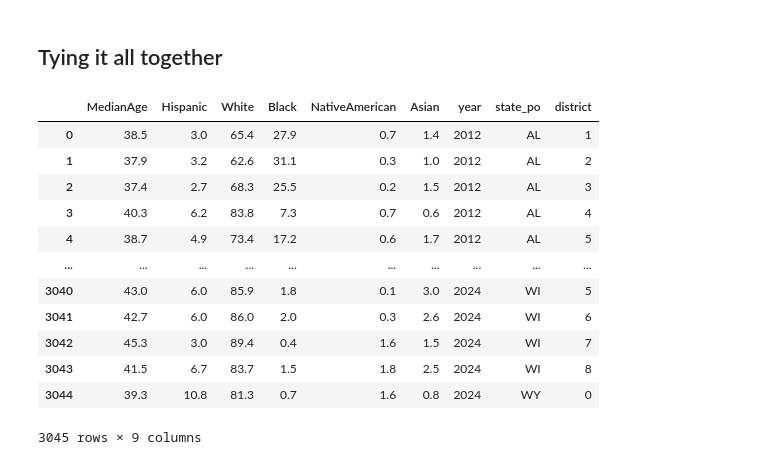
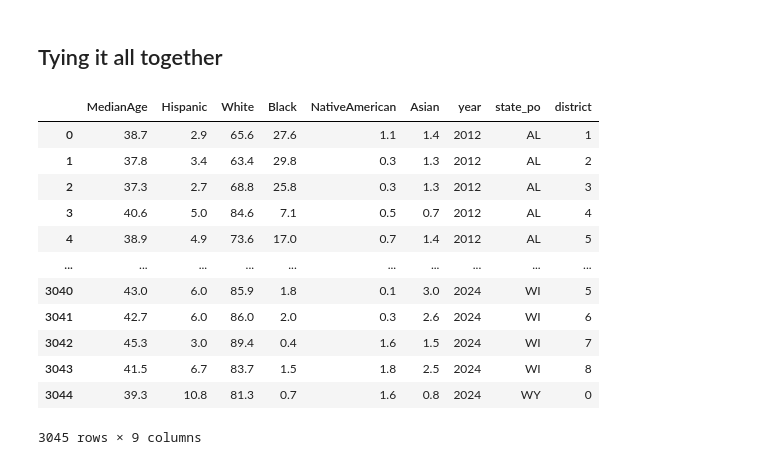
Before and after one commit to fcostell0/DS496Capstone, a Jupyter notebook: Processed Data/CensusRaceDataProcessing.ipynb, the cells around one changed output. Cells and saved outputs as stored; diff of their text form; code cells hidden in the pictures.

```diff
--- a/Processed Data/CensusRaceDataProcessing.ipynb
+++ b/Processed Data/CensusRaceDataProcessing.ipynb
@@ -148,7 +151,7 @@ See the caveats in the documentation: https://pandas.pydata.org/pandas-docs/stab
 ## 2015
 # %%
 ACS2015 = pd.read_csv('C:/Users/finco/Documents/GitHub/DS496Capstone/Raw Data/Race/ACSDP1Y2015.DP05-Data.csv')
-ACS2015 = dropColumns1315(ACS2015)
+ACS2015 = dropColumns12(ACS2015)
 ACS2015['year'] = 2015
 ACS2015 = textProcessing(ACS2015)
 ACS2015
@@ -258,6 +261,6 @@ See the caveats in the documentation: https://pandas.pydata.org/pandas-docs/stab
 The feature codes changed again. Time to re-write dropColumns again.
 # %%
-def dropColumns21(dataframe):
+def dropColumns22(dataframe):
     featureList = ['NAME', # CD Name
                     'DP05_0018E', # Median age
                     'DP05_0076PE', # % Hispanic or Latino    DIFFERENT  AGAIN
@@ -282,12 +285,12 @@ def dropColumns21(dataframe):
     dataframe = dataframe.drop(index = 0)
     return dataframe
 # %%
-ACS2021 = pd.read_csv('C:/Users/finco/Documents/GitHub/DS496Capstone/Raw Data/Race/ACSDP1Y2023.DP05-Data.csv')
-ACS2021 = dropColumns21(ACS2021)
-ACS2021['year'] = 2021
-ACS2021 = textProcessing(ACS2021)
-ACS2021 = ACS2021.iloc[:435]
-ACS2021
+ACS2022 = pd.read_csv('C:/Users/finco/Documents/GitHub/DS496Capstone/Raw Data/Race/ACSDP1Y2022.DP05-Data.csv')
+ACS2022 = dropColumns22(ACS2022)
+ACS2022['year'] = 2022
+ACS2022 = textProcessing(ACS2022)
+ACS2022 = ACS2022.iloc[:435]
+ACS2022
 # %% [output]
 A value is trying to be set on a copy of a slice from a DataFrame.
 Try using .loc[row_indexer,col_indexer] = value instead
@@ -311,7 +314,7 @@ See the caveats in the documentation: https://pandas.pydata.org/pandas-docs/stab
 ## 2023
 # %%
 ACS2023 = pd.read_csv('C:/Users/finco/Documents/GitHub/DS496Capstone/Raw Data/Race/ACSDP1Y2023.DP05-Data.csv')
-ACS2023 = dropColumns21(ACS2023)
+ACS2023 = dropColumns22(ACS2023)
 ACS2023['year'] = 2023
 ACS2023 = textProcessing(ACS2023)
 ACS2023 = ACS2023.iloc[:435]
@@ -338,16 +341,16 @@ See the caveats in the documentation: https://pandas.pydata.org/pandas-docs/stab
 # %% [markdown]
 ## Tying it all together
 # %%
-raceData = pd.concat([ACS2011, ACS2013, ACS2015, ACS2017, ACS2019, ACS2021, ACS2023], axis = 0, ignore_index = True)
-raceData['year'] = raceData['year'] + 1
+raceData = pd.concat([ACS2012, ACS2013, ACS2015, ACS2017, ACS2019, ACS2022, ACS2023], axis = 0, ignore_index = True)
+raceData['year'] = raceData['year'].apply(lambda x: x + 1 if x not in [2012, 2022] else x)
 raceData
 # %% [output]
 |  | MedianAge | Hispanic | White | Black | NativeAmerican | Asian | year | state_po | district |
-| 0 | 38.5 | 3.0 | 65.4 | 27.9 | 0.7 | 1.4 | 2012 | AL | 1 |
-| 1 | 37.9 | 3.2 | 62.6 | 31.1 | 0.3 | 1.0 | 2012 | AL | 2 |
-| 2 | 37.4 | 2.7 | 68.3 | 25.5 | 0.2 | 1.5 | 2012 | AL | 3 |
-| 3 | 40.3 | 6.2 | 83.8 | 7.3 | 0.7 | 0.6 | 2012 | AL | 4 |
-| 4 | 38.7 | 4.9 | 73.4 | 17.2 | 0.6 | 1.7 | 2012 | AL | 5 |
+| 0 | 38.7 | 2.9 | 65.6 | 27.6 | 1.1 | 1.4 | 2012 | AL | 1 |
+| 1 | 37.8 | 3.4 | 63.4 | 29.8 | 0.3 | 1.3 | 2012 | AL | 2 |
+| 2 | 37.3 | 2.7 | 68.8 | 25.8 | 0.3 | 1.3 | 2012 | AL | 3 |
+| 3 | 40.6 | 5.0 | 84.6 | 7.1 | 0.5 | 0.7 | 2012 | AL | 4 |
+| 4 | 38.9 | 4.9 | 73.6 | 17.0 | 0.7 | 1.4 | 2012 | AL | 5 |
 | ... | ... | ... | ... | ... | ... | ... | ... | ... | ... |
 | 3040 | 43.0 | 6.0 | 85.9 | 1.8 | 0.1 | 3.0 | 2024 | WI | 5 |
 | 3041 | 42.7 | 6.0 | 86.0 | 2.0 | 0.3 | 2.6 | 2024 | WI | 6 |
```
Also changed, not shown: parts of 8 cells of this notebook, 3 other files.
